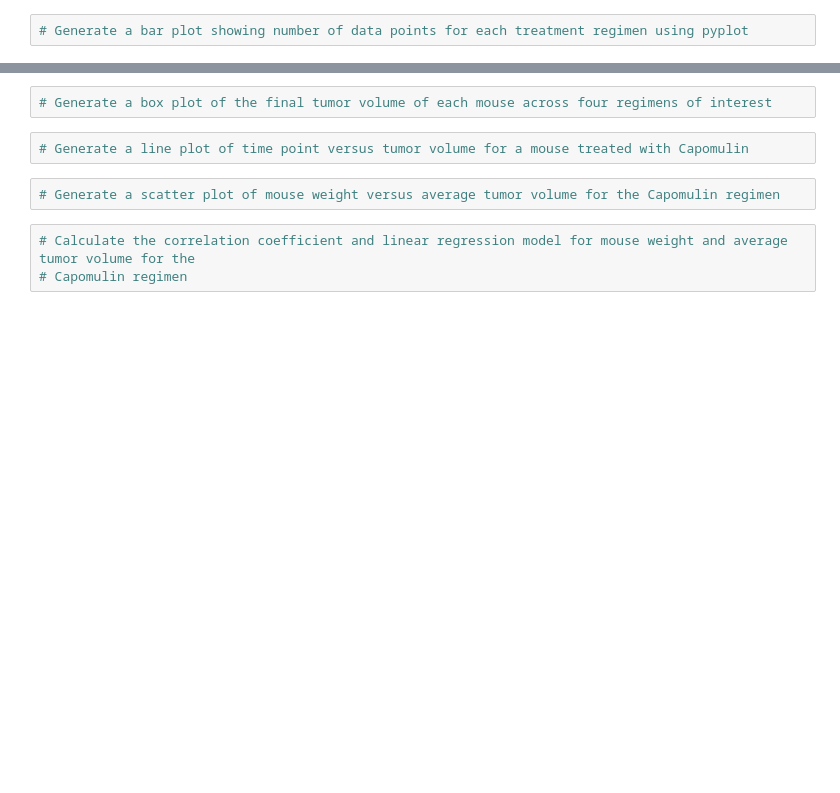
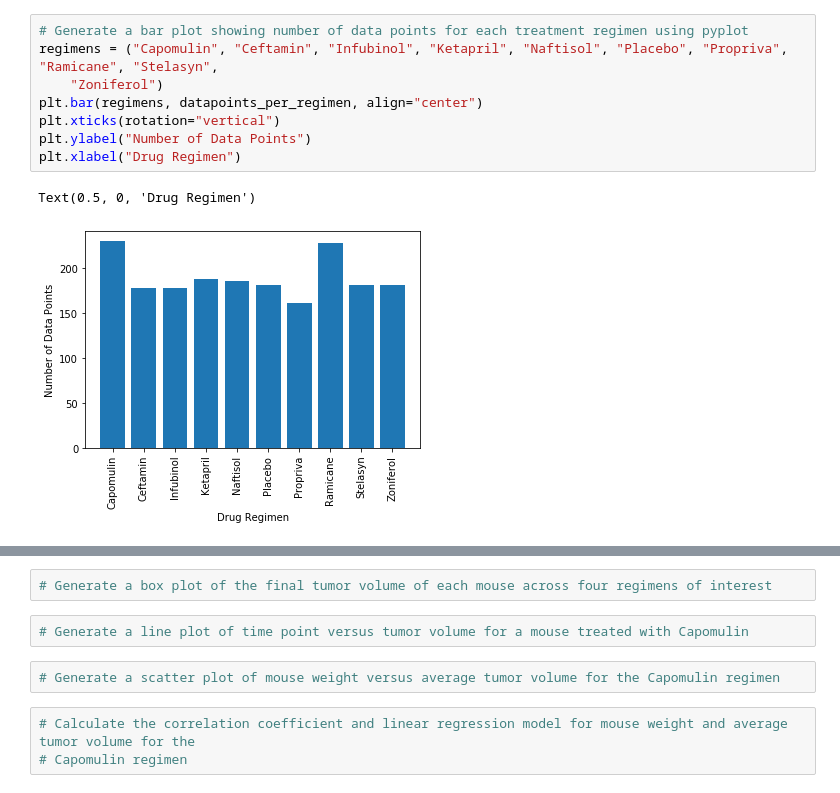
Before and after one commit to cajaffem/Matplotlib-challenge, a Jupyter notebook: pymaceuticals.ipynb, the cells around one changed output, grey strips where cells are left out. Saved outputs shown, nothing was run; the diff lists cells and outputs as text; blank space fills up the shorter version.

```diff
--- a/pymaceuticals.ipynb
+++ b/pymaceuticals.ipynb
@@ -21,2 +59,11 @@ study_results = pd.read_csv(study_results)
 # %%
 # Generate a bar plot showing number of data points for each treatment regimen using pyplot
+regimens = ("Capomulin", "Ceftamin", "Infubinol", "Ketapril", "Naftisol", "Placebo", "Propriva", "Ramicane", "Stelasyn",
+    "Zoniferol")
+plt.bar(regimens, datapoints_per_regimen, align="center")
+plt.xticks(rotation="vertical")
+plt.ylabel("Number of Data Points")
+plt.xlabel("Drug Regimen")
+# %% [output]
+Text(0.5, 0, 'Drug Regimen')
+[figure, added]
```
Also changed, not shown: parts of 9 cells of this notebook.
